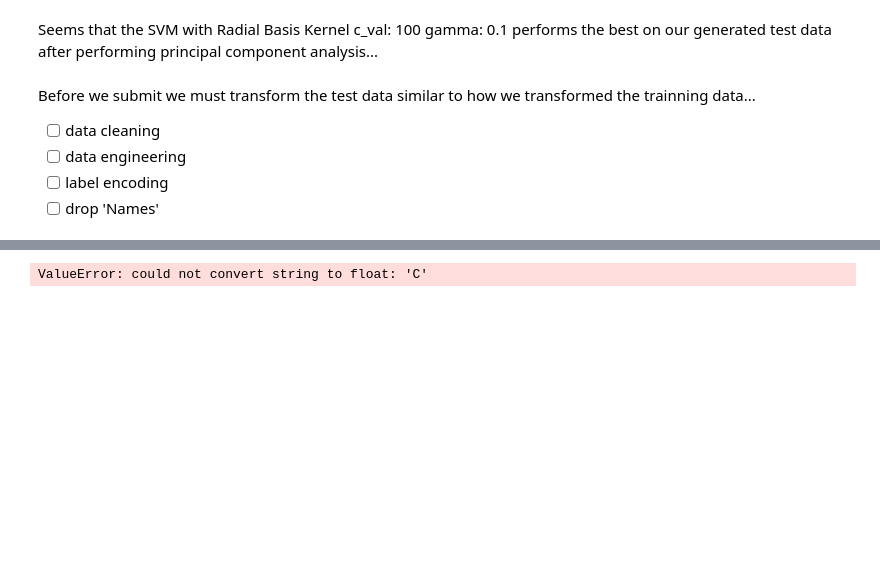
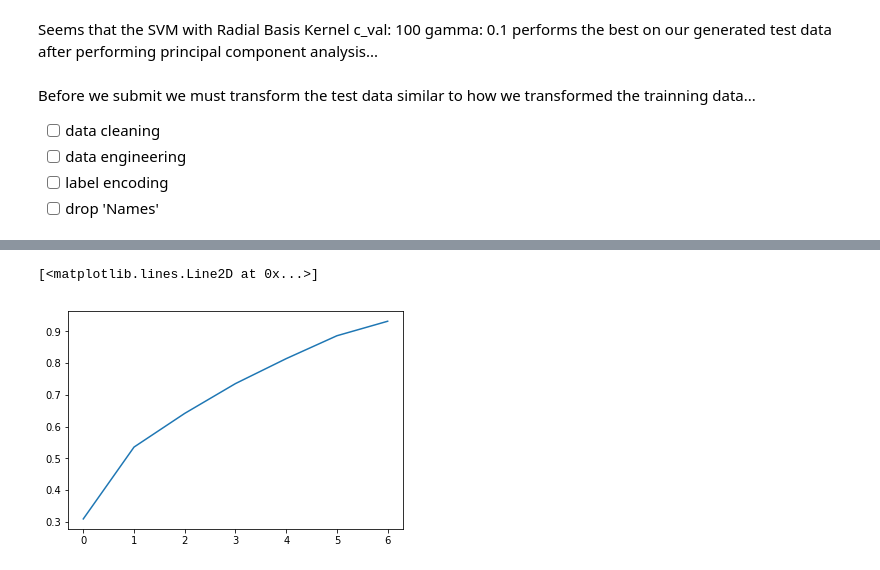
Before and after one commit to kho226/kaggle, a Jupyter notebook: titanic/titanic.ipynb, the cells around one changed output, grey strips where cells are left out. Saved outputs shown, nothing was run; the diff lists cells and outputs as text; code cells hidden in the pictures; blank space fills up the shorter version.

Commit message:
added submission file

```diff
--- a/titanic/titanic.ipynb
+++ b/titanic/titanic.ipynb
@@ -1330,0 +1373,9 @@ Before we submit we must transform the test data similar to how we transformed t
+# %%
+#family size
+test['FamilySize'] = test['SibSp'] + test['Parch'] + 1
+test['IsAlone'] = 1
+
+test['IsAlone'].loc[test['FamilySize'] > 1] = 0
+
+#title
+test["Title"] = test['Name'].str.split(",",expand=True)[1].str.split('.',expand=True)[0]
@@ -1330,0 +1387,4 @@ Before we submit we must transform the test data similar to how we transformed t
+# %%
+frequency = 10
+titles_count = (test['Title'].value_counts() >  frequency)
+test["Title"] = test["Title"].apply(lambda x: x if titles_count[x] else 'Misc')
@@ -1330,0 +1427,6 @@ Before we submit we must transform the test data similar to how we transformed t
+# %%
+test.drop('Name',axis=1,inplace=True)
+# %%
+test['Embarked'] = label.fit_transform(test['Embarked'])
+test['Title'] = label.fit_transform(test['Title'])
+test['Sex'] = label.fit_transform(test['Sex'])
@@ -1331,4 +1467,11 @@ Before we submit we must transform the test data similar to how we transformed t
+# %%
+test_std = std_transform.fit_transform(test)
+pca_test = PCA(n_components=7)
+principal_components_test = pca_test.fit_transform(test_std)
+#principal_components_test = pca_test.fit_transform(test)
+plt.plot(np.cumsum(pca_test.explained_variance_ratio_))
+# %% [output]
+[<matplotlib.lines.Line2D at 0x...>]
+[figure, added]
 # %%
-submit_svm_rbf(100,test,principal_components_split,Y_train_split,0.1,"submission")
+df  = submit_svm_rbf(100,principal_components,principal_components,Y_train,0.1,"submission")
-# %% [output]
-ValueError: could not convert string to float: 'C'
```
Also changed, not shown: parts of 13 cells of this notebook, 1 other file.
